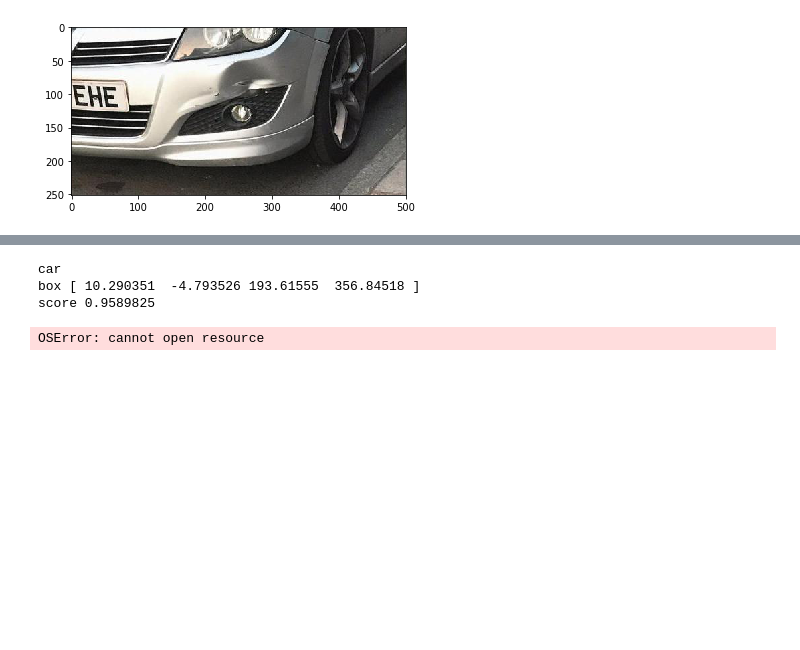
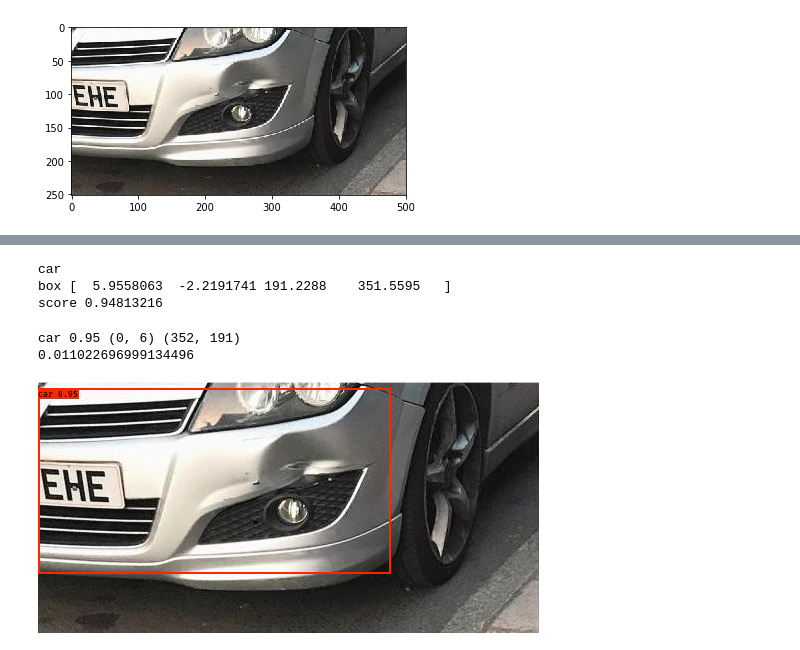
Before and after one commit to fabiofumarola/keras-yolo3, a Jupyter notebook: notebooks/test_yolo.ipynb, the cells around one changed output, grey strips where cells are left out. Saved outputs shown, nothing was run; the diff lists cells and outputs as text; code cells hidden in the pictures; blank space fills up the shorter version.

```diff
--- a/notebooks/test_yolo.ipynb
+++ b/notebooks/test_yolo.ipynb
@@ -21,7 +21,7 @@ model_params = {
         "classes_path": '../model_data/coco_classes.txt',
         "score" : 0.6,
         "iou" : 0.45,
-        "model_image_size" : (512, 512),
+        "model_image_size" : (608, 608),
         "gpu_num" : 1,
     }
 # %%
@@ -65,9 +65,13 @@ for box, score, cls in zip(boxes, scores, classes):
     print('score', score)
 # %% [output]
 car
-box [ 10.290351  -4.793526 193.61555  356.84518 ]
-score 0.9589825
+box [  5.9558063  -2.2191741 191.2288    351.5595   ]
+score 0.94813216
+# %%
+font = '../font/FiraMono-Medium.otf'
 # %%
-utils.draw_results(img, boxes, scores, classes, yolo.class_names, colors)
+utils.draw_results(img, boxes, scores, classes, yolo.class_names, colors, font)
 # %% [output]
-OSError: cannot open resource
+car 0.95 (0, 6) (352, 191)
+0.011022696999134496
+[figure, added]
```
Also changed, not shown: parts of 1 cell of this notebook, 10 other files.
